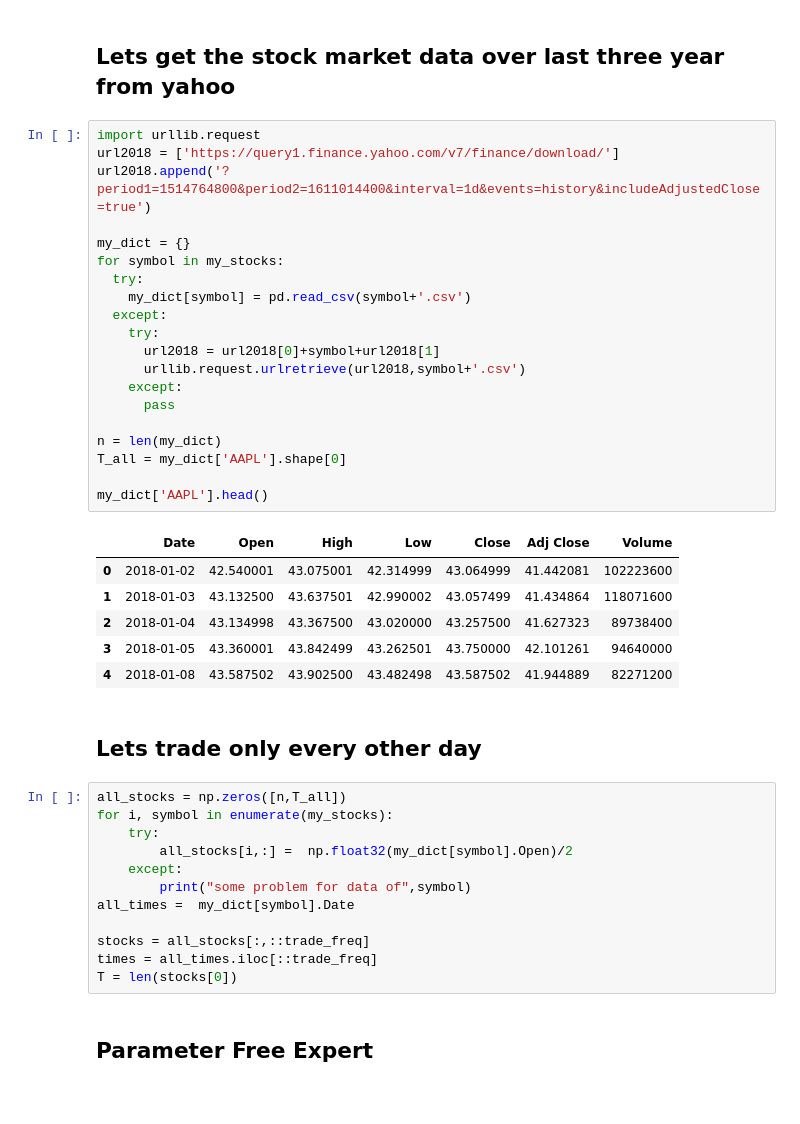
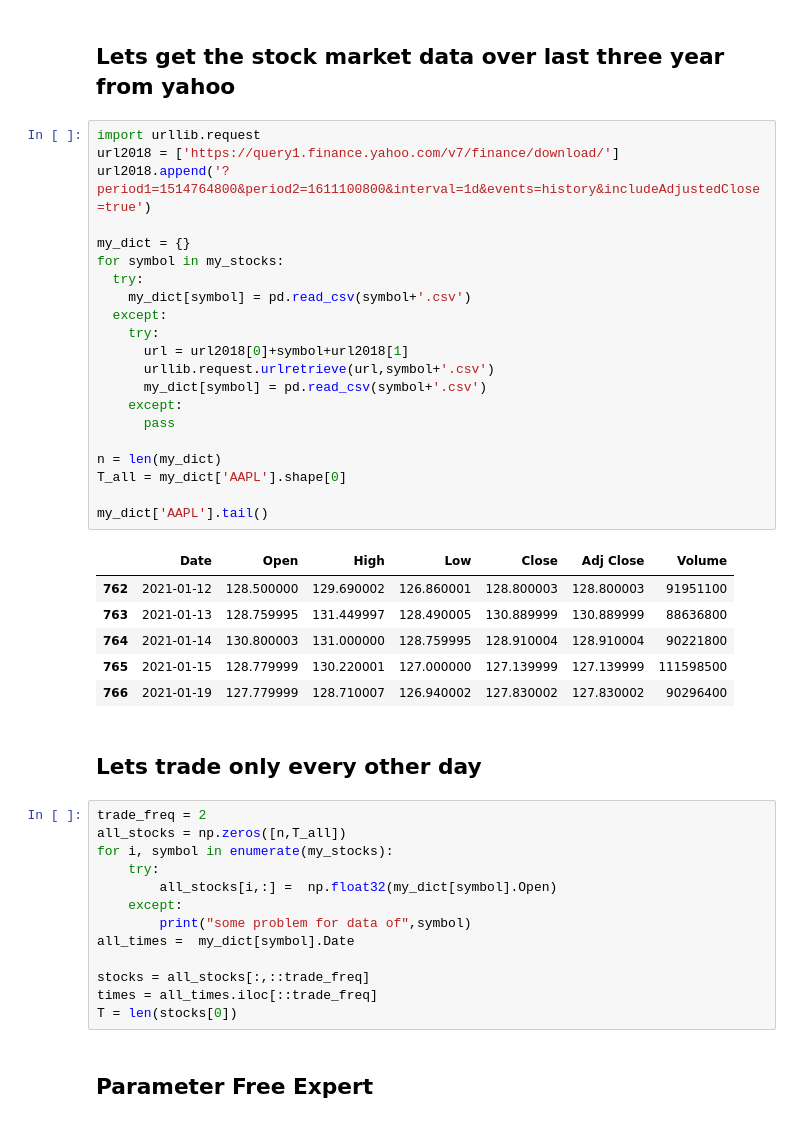
Before and after one commit to Siahkamari/Portfolio-Optimization-via-Expert-Algorithms, a Jupyter notebook: Online Newton Step/ons.ipynb, the cells around one changed output. Saved outputs shown, nothing was run; the diff lists cells and outputs as text.

```diff
--- a/Online Newton Step/ons.ipynb
+++ b/Online Newton Step/ons.ipynb
@@ -38,37 +38,39 @@ my_stocks.remove('VIAC')
 # %%
 import urllib.request
 url2018 = ['https://query1.finance.yahoo.com/v7/finance/download/']
-url2018.append('?period1=1514764800&period2=1611014400&interval=1d&events=history&includeAdjustedClose=true')
+url2018.append('?period1=1514764800&period2=1611100800&interval=1d&events=history&includeAdjustedClose=true')
 
 my_dict = {}
 for symbol in my_stocks:
   try:
     my_dict[symbol] = pd.read_csv(symbol+'.csv')
   except:
     try:
-      url2018 = url2018[0]+symbol+url2018[1]
-      urllib.request.urlretrieve(url2018,symbol+'.csv')
+      url = url2018[0]+symbol+url2018[1]
+      urllib.request.urlretrieve(url,symbol+'.csv')
+      my_dict[symbol] = pd.read_csv(symbol+'.csv')
     except:
       pass
 
 n = len(my_dict)
 T_all = my_dict['AAPL'].shape[0]
 
-my_dict['AAPL'].head()
+my_dict['AAPL'].tail()
 # %% [output]
 |  | Date | Open | High | Low | Close | Adj Close | Volume |
-| 0 | 2018-01-02 | 42.540001 | 43.075001 | 42.314999 | 43.064999 | 41.442081 | 102223600 |
-| 1 | 2018-01-03 | 43.132500 | 43.637501 | 42.990002 | 43.057499 | 41.434864 | 118071600 |
-| 2 | 2018-01-04 | 43.134998 | 43.367500 | 43.020000 | 43.257500 | 41.627323 | 89738400 |
-| 3 | 2018-01-05 | 43.360001 | 43.842499 | 43.262501 | 43.750000 | 42.101261 | 94640000 |
-| 4 | 2018-01-08 | 43.587502 | 43.902500 | 43.482498 | 43.587502 | 41.944889 | 82271200 |
+| 762 | 2021-01-12 | 128.500000 | 129.690002 | 126.860001 | 128.800003 | 128.800003 | 91951100 |
+| 763 | 2021-01-13 | 128.759995 | 131.449997 | 128.490005 | 130.889999 | 130.889999 | 88636800 |
+| 764 | 2021-01-14 | 130.800003 | 131.000000 | 128.759995 | 128.910004 | 128.910004 | 90221800 |
+| 765 | 2021-01-15 | 128.779999 | 130.220001 | 127.000000 | 127.139999 | 127.139999 | 111598500 |
+| 766 | 2021-01-19 | 127.779999 | 128.710007 | 126.940002 | 127.830002 | 127.830002 | 90296400 |
 # %% [markdown]
 ## Lets trade only every other day
 # %%
+trade_freq = 2
 all_stocks = np.zeros([n,T_all])
 for i, symbol in enumerate(my_stocks):
     try:
-        all_stocks[i,:] =  np.float32(my_dict[symbol].Open)/2
+        all_stocks[i,:] =  np.float32(my_dict[symbol].Open)
     except:
         print("some problem for data of",symbol)
 all_times =  my_dict[symbol].Date
```
Also changed, not shown: parts of 5 cells of this notebook.
